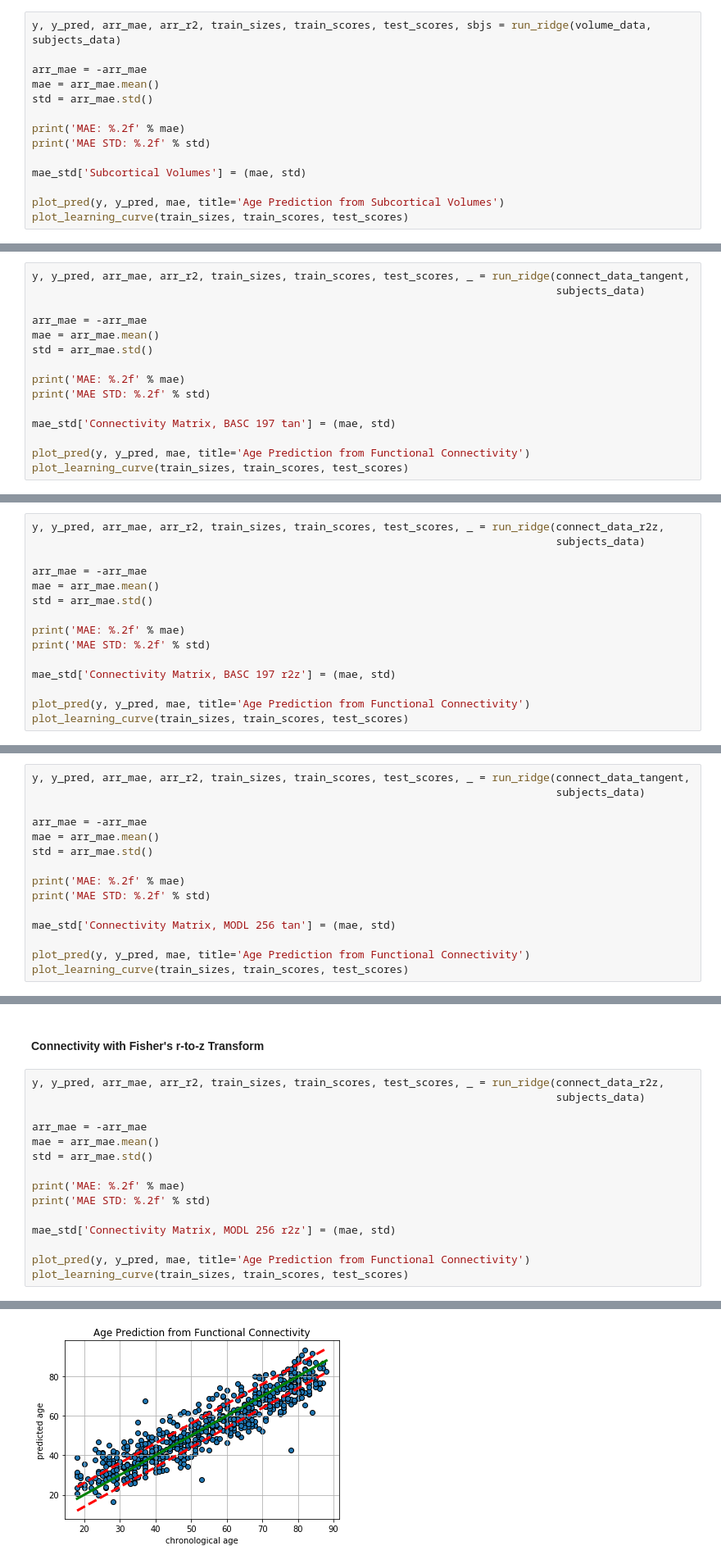
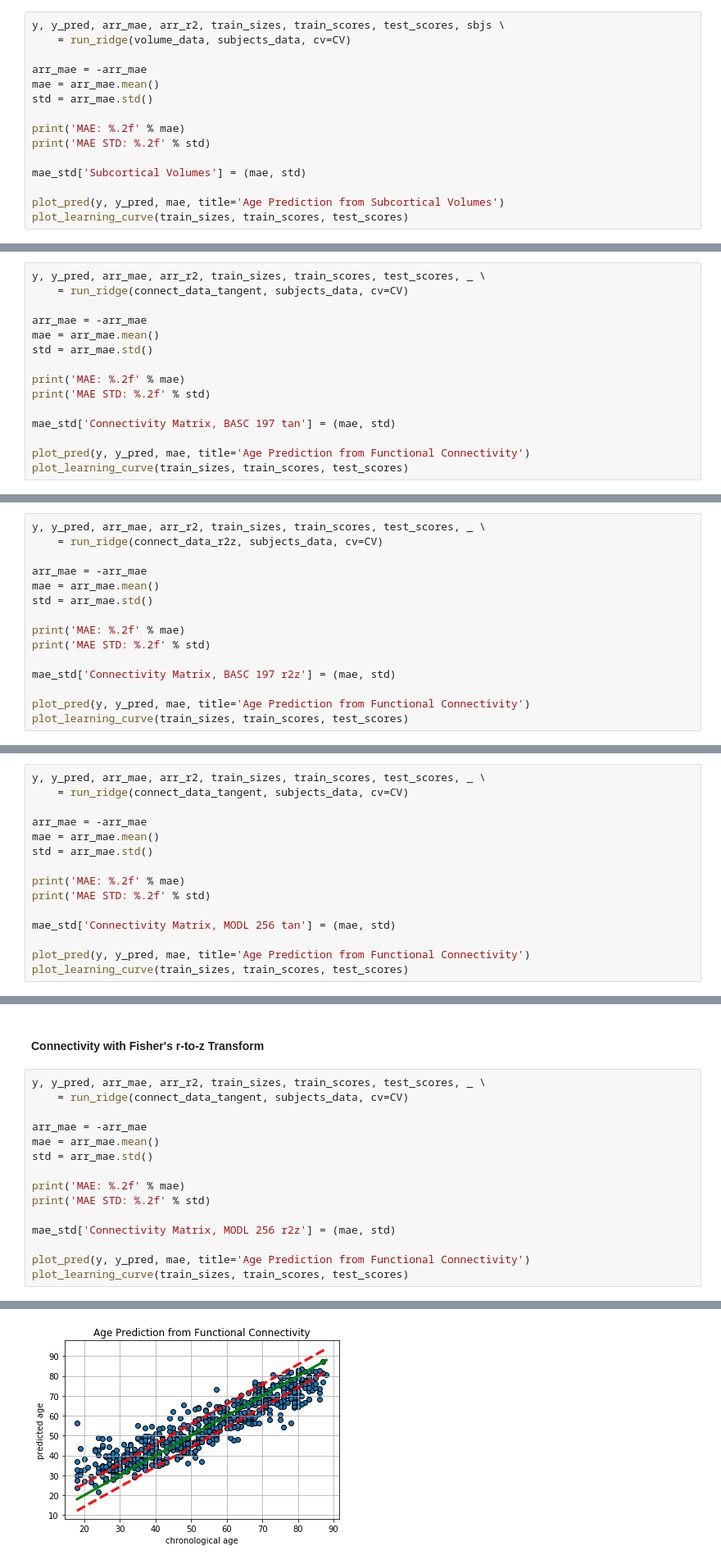
Before and after one commit to OlehKSS/camcan_analysis, a Jupyter notebook: notebook/mri/age_prediction.ipynb, the cells around one changed output, grey strips where cells are left out. Shown: that part at 82% size. Cells and saved outputs as stored; diff of their text form.

```diff
--- a/notebook/mri/age_prediction.ipynb
+++ b/notebook/mri/age_prediction.ipynb
@@ -259,7 +100,8 @@ MAE STD: 0.80
 # %% [markdown]
 #### Volume
 # %%
-y, y_pred, arr_mae, arr_r2, train_sizes, train_scores, test_scores, sbjs = run_ridge(volume_data, subjects_data)
+y, y_pred, arr_mae, arr_r2, train_sizes, train_scores, test_scores, sbjs \
+    = run_ridge(volume_data, subjects_data, cv=CV)
 
 arr_mae = -arr_mae
 mae = arr_mae.mean()
@@ -299,8 +141,8 @@ connect_data_tangent.head()
 # %% [markdown]
 #### Tangent Space
 # %%
-y, y_pred, arr_mae, arr_r2, train_sizes, train_scores, test_scores, _ = run_ridge(connect_data_tangent,
-                                                                                  subjects_data)
+y, y_pred, arr_mae, arr_r2, train_sizes, train_scores, test_scores, _ \
+    = run_ridge(connect_data_tangent, subjects_data, cv=CV)
 
 arr_mae = -arr_mae
 mae = arr_mae.mean()
@@ -321,8 +163,8 @@ MAE STD: 0.54
 # %% [markdown]
 #### Connectivity with Fisher's r-to-z Transform
 # %%
-y, y_pred, arr_mae, arr_r2, train_sizes, train_scores, test_scores, _ = run_ridge(connect_data_r2z,
-                                                                                  subjects_data)
+y, y_pred, arr_mae, arr_r2, train_sizes, train_scores, test_scores, _ \
+    = run_ridge(connect_data_r2z, subjects_data, cv=CV)
 
 arr_mae = -arr_mae
 mae = arr_mae.mean()
@@ -360,8 +202,8 @@ connect_data_tangent.head()
 # %% [markdown]
 #### Tangent Space
 # %%
-y, y_pred, arr_mae, arr_r2, train_sizes, train_scores, test_scores, _ = run_ridge(connect_data_tangent,
-                                                                                  subjects_data)
+y, y_pred, arr_mae, arr_r2, train_sizes, train_scores, test_scores, _ \
+    = run_ridge(connect_data_tangent, subjects_data, cv=CV)
 
 arr_mae = -arr_mae
 mae = arr_mae.mean()
@@ -382,8 +224,8 @@ MAE STD: 0.41
 # %% [markdown]
 #### Connectivity with Fisher's r-to-z Transform
 # %%
-y, y_pred, arr_mae, arr_r2, train_sizes, train_scores, test_scores, _ = run_ridge(connect_data_r2z,
-                                                                                  subjects_data)
+y, y_pred, arr_mae, arr_r2, train_sizes, train_scores, test_scores, _ \
+    = run_ridge(connect_data_tangent, subjects_data, cv=CV)
 
 arr_mae = -arr_mae
 mae = arr_mae.mean()
@@ -402 +244 @@ MAE STD: 0.21
-[figure, old version]
+[figure, new version]
```
Also changed, not shown: parts of 23 cells of this notebook, 4 other files.
